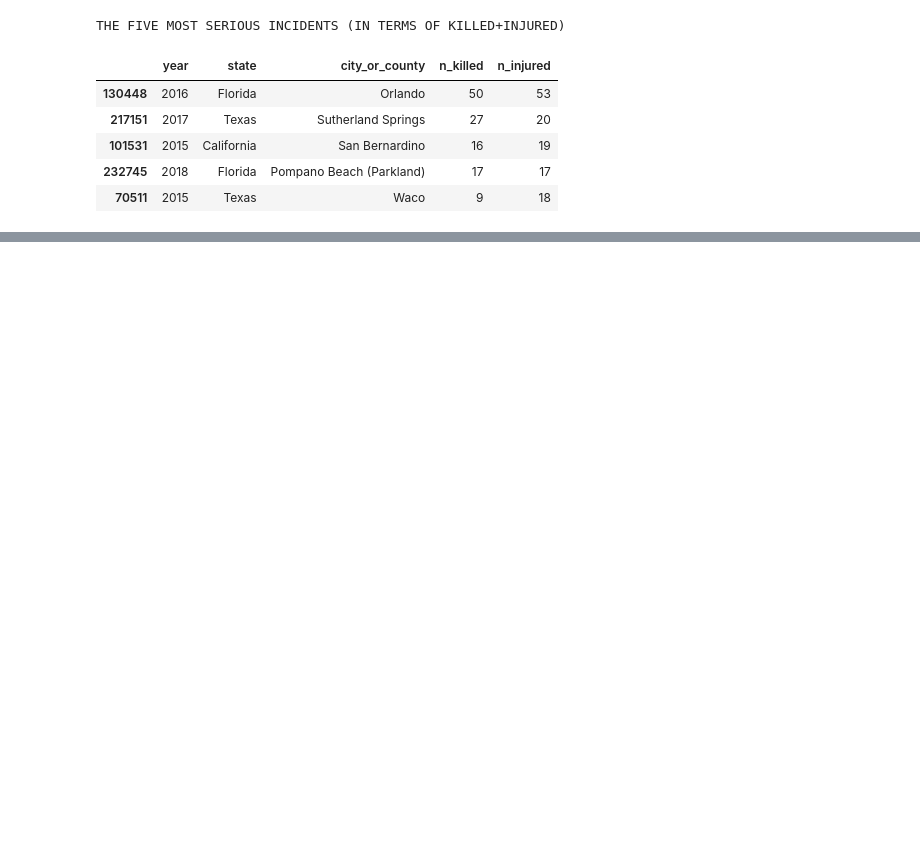
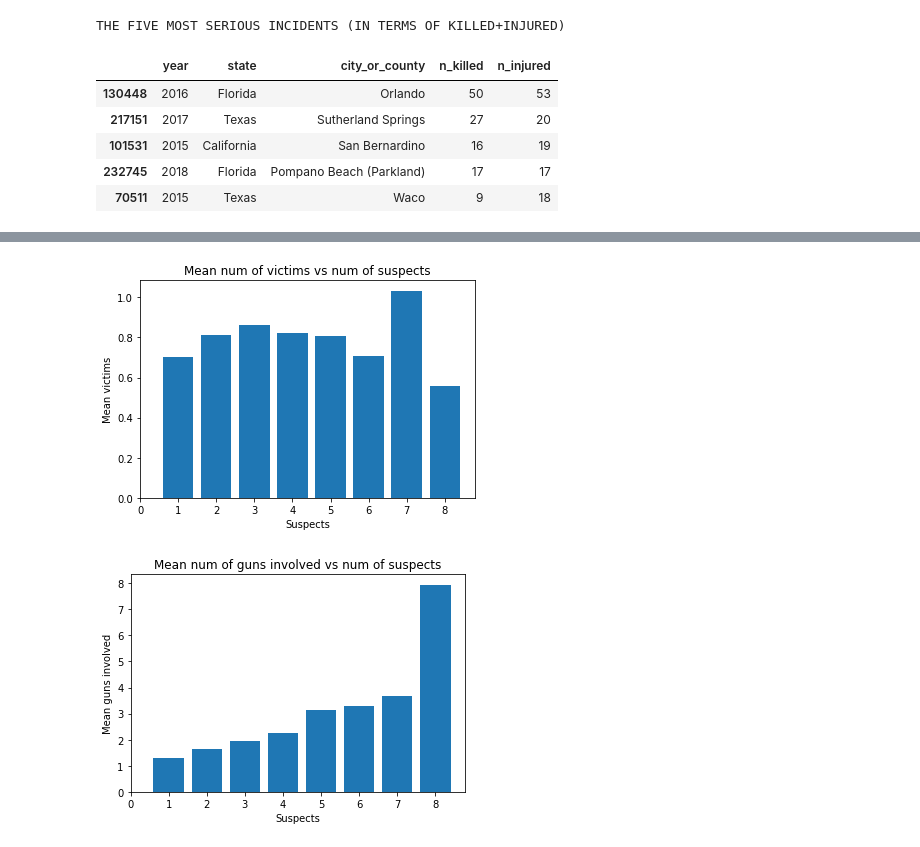
Before and after one commit to ECE143-group24/Gun-Violence-Analysis, a Jupyter notebook: Visualization-Shashank.ipynb, the cells around one changed output, grey strips where cells are left out. Cells and saved outputs as stored; diff of their text form; code cells hidden in the pictures; blank space fills up the shorter version.

```diff
--- a/Visualization-Shashank.ipynb
+++ b/Visualization-Shashank.ipynb
@@ -116,3 +117,10 @@ find_type_distribution('victim')
 # %% [output]
 [interactive output not drawn]
 [interactive output not drawn]
+# %%
+guns=df['n_guns_involved']
+loss=df['loss']
+
+for n in range(1,10):
+    inds=guns==n
+    print(np.mean(loss[inds]))
@@ -118,0 +159,36 @@ find_type_distribution('victim')
+# %%
+df['participant_type'].value_counts()
+p_type = df["participant_type"].str.replace("[::0-9|,]","").str.upper()
+p_type = p_type[p_type.notnull()]
+p_type = pd.DataFrame(p_type)
+victim  = p_type["participant_type"].str.count("VICTIM")
+suspect = p_type["participant_type"].str.count("SUBJECT-SUSPECT")
+
+x=[]
+y1=[]
+y2=[]
+max_n=9
+for n in range(1,max_n):
+    inds=suspect==n
+    val=np.mean(victim[inds])
+    x.append(n)
+    y1.append(val)
+    val=np.mean(df['n_guns_involved'][inds])
+    y2.append(val)
+
+plt.bar(x,y1)
+plt.xticks(np.arange(max_n))
+plt.xlabel('Suspects')
+plt.ylabel('Mean victims')
+plt.title('Mean num of victims vs num of suspects')
+plt.show()
+
+plt.bar(x,y2)
+plt.xticks(np.arange(max_n))
+plt.xlabel('Suspects')
+plt.ylabel('Mean guns involved')
+plt.title('Mean num of guns involved vs num of suspects')
+plt.show()
+# %% [output]
+[figure, added]
+[figure, added]
```
Also changed, not shown: parts of 3 cells of this notebook.
